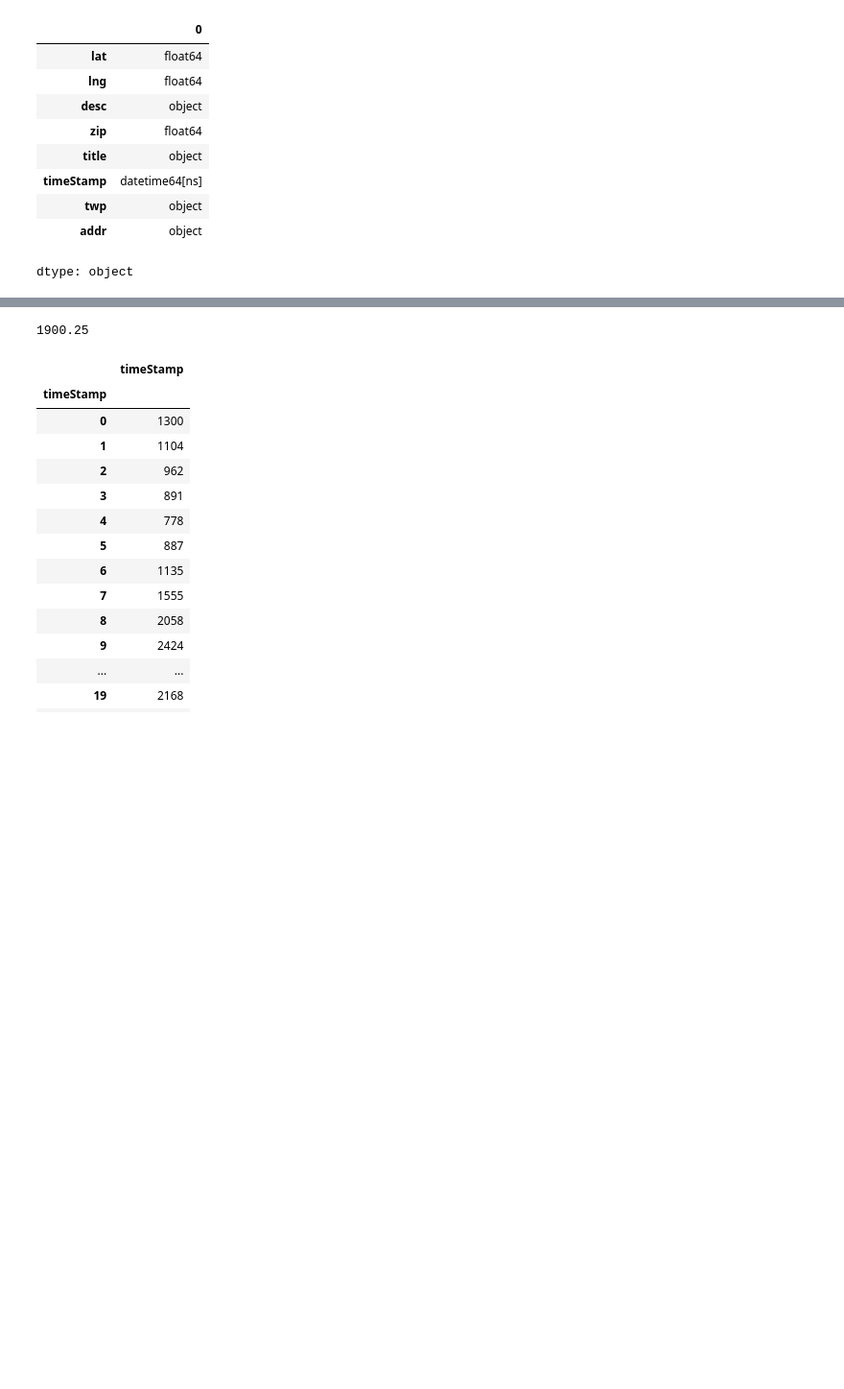
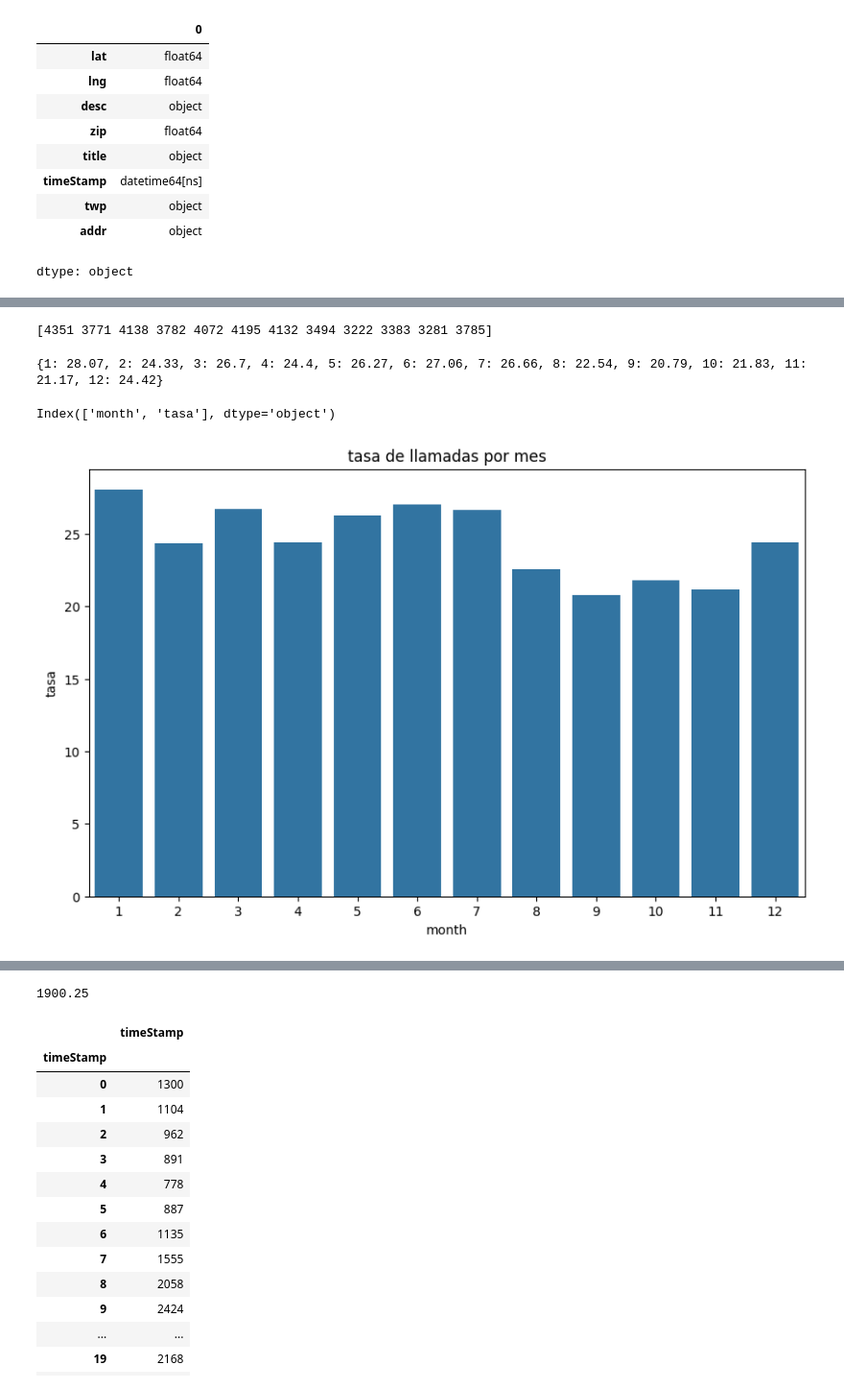
Before and after one commit to 59822/Discrete_distribution, a Jupyter notebook: 911_EDA.ipynb, the cells around one changed output, grey strips where cells are left out. Shown: that part at 96% size. Drawn from its saved outputs; the diff is of its cells as text; code cells hidden in the pictures; blank space fills up the shorter version.

```diff
--- a/911_EDA.ipynb
+++ b/911_EDA.ipynb
@@ -145,3 +147,8 @@ See the caveats in the documentation: https://pandas.pydata.org/pandas-docs/stab
 | twp | object |
 | addr | object |
 dtype: object
+# %%
+#Analizar, la probabilidad que existan más llamadas o algo así en diciembre
+
+month_filter = filtered_df.groupby(filtered_df['timeStamp'].dt.month)['timeStamp'].count()
+month_filter
@@ -147,0 +171,36 @@ dtype: object
+# %%
+import numpy as np
+
+array_numpy_month = month_filter.to_numpy()
+print(array_numpy_month)
+# %% [output]
+[4351 3771 4138 3782 4072 4195 4132 3494 3222 3383 3281 3785]
+# %%
+tasa_month  = {}
+for i in range(len(array_numpy_month)):
+  month= array_numpy_month[i]
+  month_round = round(month/(5*31), 2)
+  tasa_month[i+1] = month_round
+# %%
+print(tasa_month)
+# %% [output]
+{1: 28.07, 2: 24.33, 3: 26.7, 4: 24.4, 5: 26.27, 6: 27.06, 7: 26.66, 8: 22.54, 9: 20.79, 10: 21.83, 11: 21.17, 12: 24.42}
+# %%
+# pd
+
+tasa_pd = pd.DataFrame(list(tasa_month.items()), columns=['month', 'tasa'])
+tasa_pd = tasa_pd.reset_index(drop=True)
+tasa_pd.columns
+# %% [output]
+Index(['month', 'tasa'], dtype='object')
+# %%
+import matplotlib.pyplot as plt
+import seaborn as sns
+
+plt.figure(figsize=(10, 6))
+sns.barplot(data = tasa_pd, x= 'month', y = 'tasa')
+plt.title('tasa de llamadas por mes')
+
+plt.show()
+# %% [output]
+[figure, added]
```
Also changed, not shown: parts of 7 cells of this notebook.
